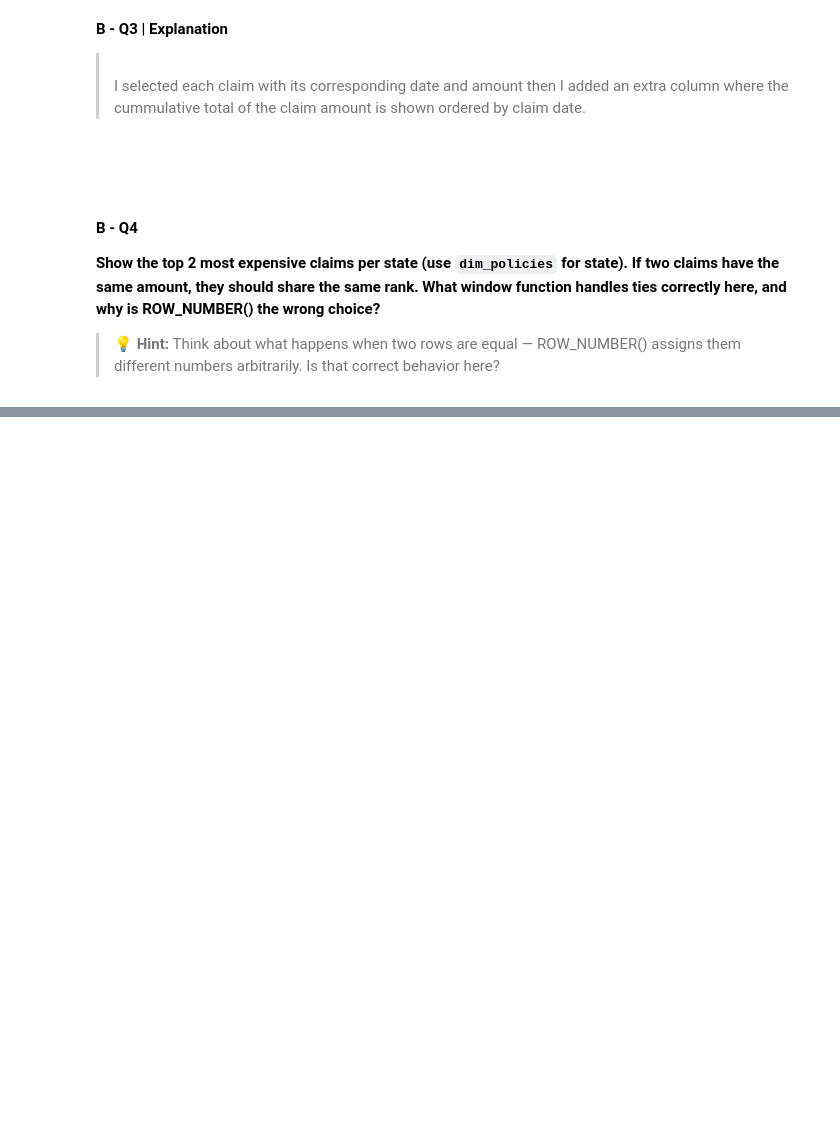
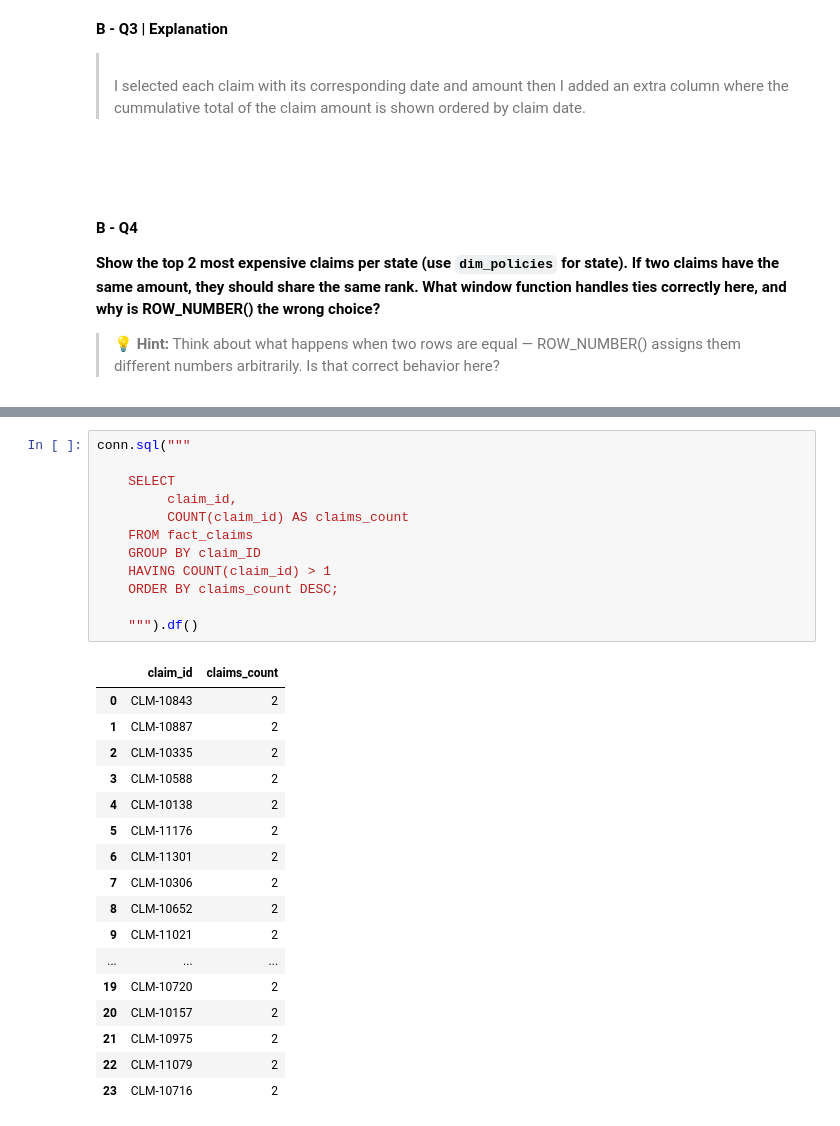
Before and after one commit to martinrod46/sql-interview-prep, a Jupyter notebook: sql_interview_prep.ipynb, the cells around one changed output, grey strips where cells are left out. Drawn from its saved outputs; the diff is of its cells as text; blank space fills up the shorter version.

```diff
--- a/sql_interview_prep.ipynb
+++ b/sql_interview_prep.ipynb
@@ -441,0 +477,30 @@ conn.sql("""
+# %%
+conn.sql("""
+
+    SELECT
+         claim_id,
+         COUNT(claim_id) AS claims_count
+    FROM fact_claims
+    GROUP BY claim_ID
+    HAVING COUNT(claim_id) > 1
+    ORDER BY claims_count DESC;
+
+    """).df()
+# %% [output]
+|  | claim_id | claims_count |
+| 0 | CLM-10843 | 2 |
+| 1 | CLM-10887 | 2 |
+| 2 | CLM-10335 | 2 |
+| 3 | CLM-10588 | 2 |
+| 4 | CLM-10138 | 2 |
+| 5 | CLM-11176 | 2 |
+| 6 | CLM-11301 | 2 |
+| 7 | CLM-10306 | 2 |
+| 8 | CLM-10652 | 2 |
+| 9 | CLM-11021 | 2 |
+| ... | ... | ... |
+| 19 | CLM-10720 | 2 |
+| 20 | CLM-10157 | 2 |
+| 21 | CLM-10975 | 2 |
+| 22 | CLM-11079 | 2 |
+| 23 | CLM-10716 | 2 |
```
Also changed, not shown: parts of 24 cells of this notebook.
